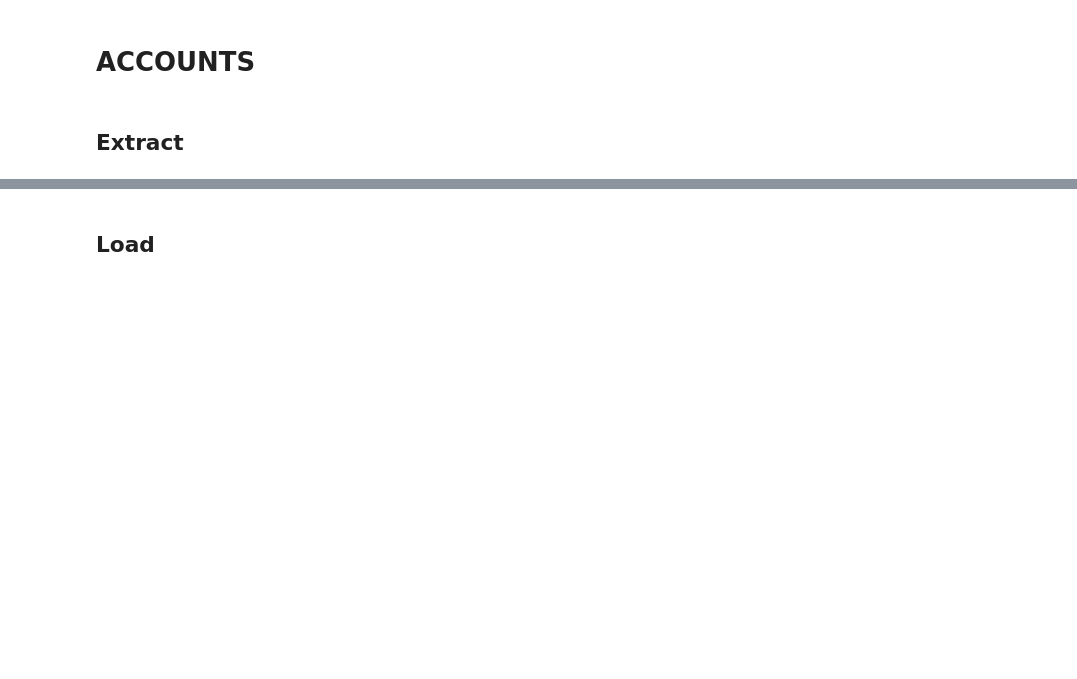
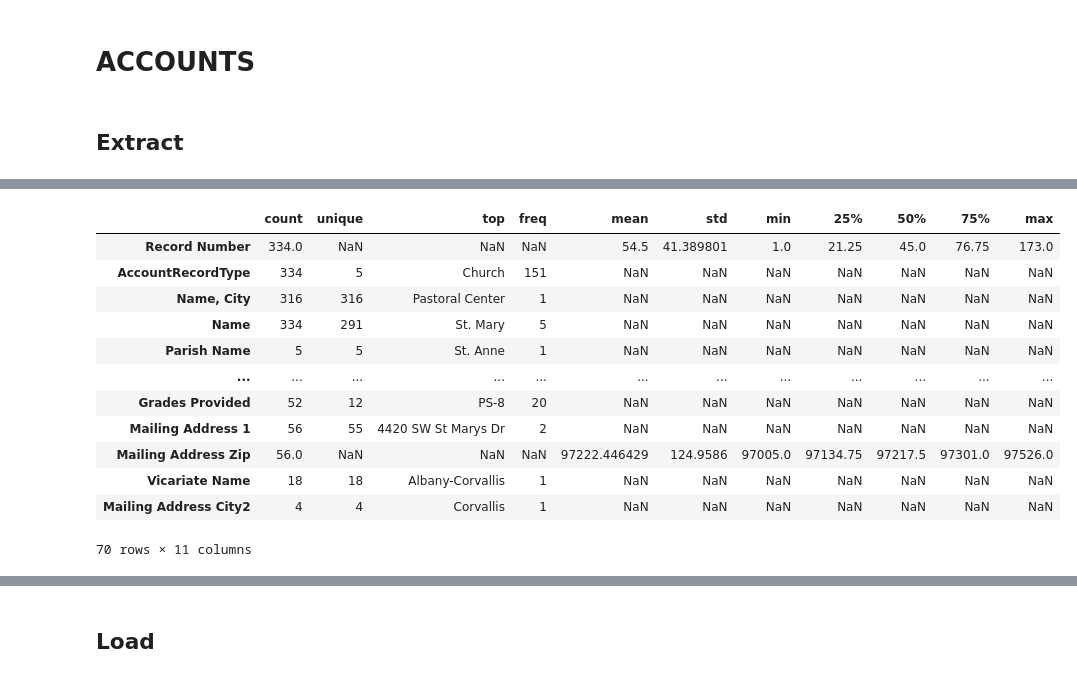
Before and after one commit to Cath-Strategic-Tech/adpdx_etl, a Jupyter notebook: ADPDX_ClergyDB.ipynb, the cells around one changed output, grey strips where cells are left out. Cells and saved outputs as stored; diff of their text form; code cells hidden in the pictures; blank space fills up the shorter version.

```diff
--- a/ADPDX_ClergyDB.ipynb
+++ b/ADPDX_ClergyDB.ipynb
@@ -387,0 +336,8 @@ accounts.to_csv('/content/drive/Shareddrives/Clients/ADPDX (Portland)/Data/Clerg
+# %%
+df_vicariates = pd.read_csv('/content/drive/Shareddrives/Clients/ADPDX (Portland)/Data/Clergy DB/reports from clergypdx/Vicariates.csv', skiprows= lambda x: x in [1])
+df_vicariates["src_table"] = 'Vicariates'
+df_vicariates["AccountRecordType"] = 'Deanery'
+# As we want to designate the Common Name as what will be the Account Name in Salesforce, we are renaming these columns in a different pattern than prior CSVs.
+df_vicariates.rename({"Common Name": "Account Name"}, axis="columns", inplace=True)
+
+df_vicariates.columns
@@ -387,0 +400,33 @@ accounts.to_csv('/content/drive/Shareddrives/Clients/ADPDX (Portland)/Data/Clerg
+# %%
+# renames columns headers to consolidate account names into SF-conformed data model
+accounts.rename({"Common Name": "Name, City"}, axis="columns", inplace=True)
+
+accounts.rename(
+    columns={
+        'Account Name': 'Name',
+        'Mailing Address': 'BillingStreet',
+        'Mailing Address 2': 'BillingStreet2',
+        'Mailing Address City': 'BillingCity',
+        'Mailing Address State': 'BillingState',
+        'Mailing Address Postal Code': 'BillingPostalCode',
+        'Mailing Address Country': 'BillingCountry',
+        'Email': 'mbfc__Email__c',
+        'Web Site': 'Website',
+        'Order Common Name': 'mbfc__Abbreviation__c',
+        'Order Letters': 'mbfc__Religious_Suffix__c',
+        'Men or Women': 'mbfc__Type_Members__c'
+    },
+    inplace=True
+)
+
+# reorder column order
+col = accounts.pop('Name')
+accounts.insert(2, col.name, col)
+
+col = accounts.pop('Parish Name')
+accounts.insert(3, col.name, col)
+
+col = accounts.pop('AccountRecordType')
+accounts.insert(1, col.name, col)
+
+accounts[accounts.BillingStreet2.isna() == False]
@@ -387,0 +448,18 @@ accounts.to_csv('/content/drive/Shareddrives/Clients/ADPDX (Portland)/Data/Clerg
+# %%
+# export merged tables DESCRIPTION to CSV for mapping
+accounts.describe(include='all').transpose().to_csv(f'/content/drive/Shareddrives/Clients/ADPDX (Portland)/Data/Clergy DB/working/accounts.csv')
+accounts.describe(include='all').transpose()
+# %% [output]
+|  | count | unique | top | freq | mean | std | min | 25% | 50% | 75% | max |
+| Record Number | 334.0 | NaN | NaN | NaN | 54.5 | 41.389801 | 1.0 | 21.25 | 45.0 | 76.75 | 173.0 |
+| AccountRecordType | 334 | 5 | Church | 151 | NaN | NaN | NaN | NaN | NaN | NaN | NaN |
+| Name, City | 316 | 316 | Pastoral Center | 1 | NaN | NaN | NaN | NaN | NaN | NaN | NaN |
+| Name | 334 | 291 | St. Mary | 5 | NaN | NaN | NaN | NaN | NaN | NaN | NaN |
+| Parish Name | 5 | 5 | St. Anne | 1 | NaN | NaN | NaN | NaN | NaN | NaN | NaN |
+| ... | ... | ... | ... | ... | ... | ... | ... | ... | ... | ... | ... |
+| Grades Provided | 52 | 12 | PS-8 | 20 | NaN | NaN | NaN | NaN | NaN | NaN | NaN |
+| Mailing Address 1 | 56 | 55 | 4420 SW St Marys Dr | 2 | NaN | NaN | NaN | NaN | NaN | NaN | NaN |
+| Mailing Address Zip | 56.0 | NaN | NaN | NaN | 97222.446429 | 124.9586 | 97005.0 | 97134.75 | 97217.5 | 97301.0 | 97526.0 |
+| Vicariate Name | 18 | 18 | Albany-Corvallis | 1 | NaN | NaN | NaN | NaN | NaN | NaN | NaN |
+| Mailing Address City2 | 4 | 4 | Corvallis | 1 | NaN | NaN | NaN | NaN | NaN | NaN | NaN |
+70 rows × 11 columns
```
Also changed, not shown: parts of 172 cells of this notebook.
